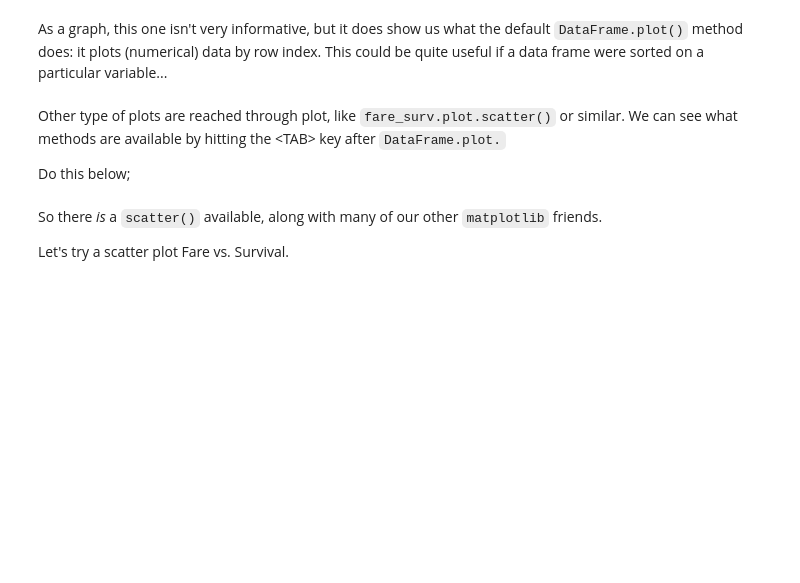
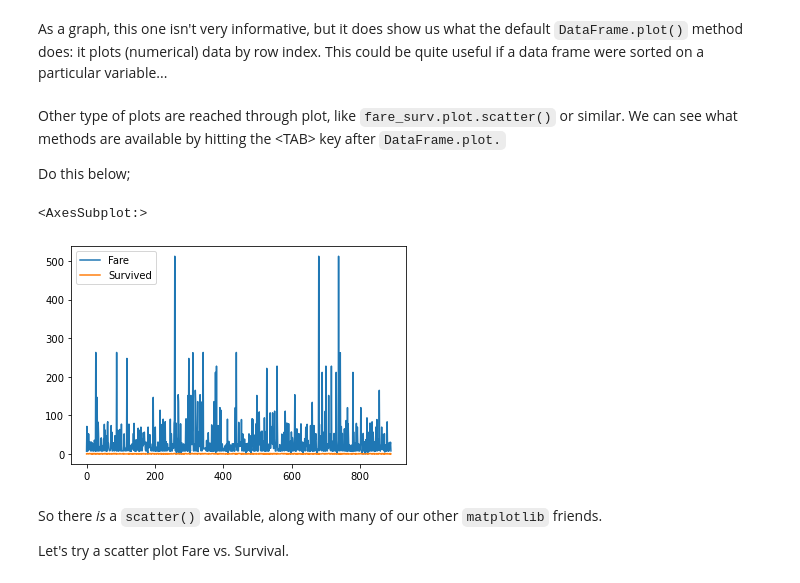
Before and after one commit to scingram1120/FDS-CourseTwo, a Jupyter notebook: T11.ipynb, the cells around one changed output. Cells and saved outputs as stored; diff of their text form; code cells hidden in the pictures; blank space fills up the shorter version.

```diff
--- a/T11.ipynb
+++ b/T11.ipynb
@@ -248,7 +455,10 @@ Other type of plots are reached through plot, like `fare_surv.plot.scatter()` or
 
 Do this below;
 # %%
-fare_surv.plot.
+fare_surv.plot()
+# %% [output]
+<AxesSubplot:>
+[figure, added]
 # %% [markdown]
 So there *is* a `scatter()` available, along with many of our other `matplotlib` friends.
 
```
Also changed, not shown: parts of 29 cells of this notebook, 3 other files.
